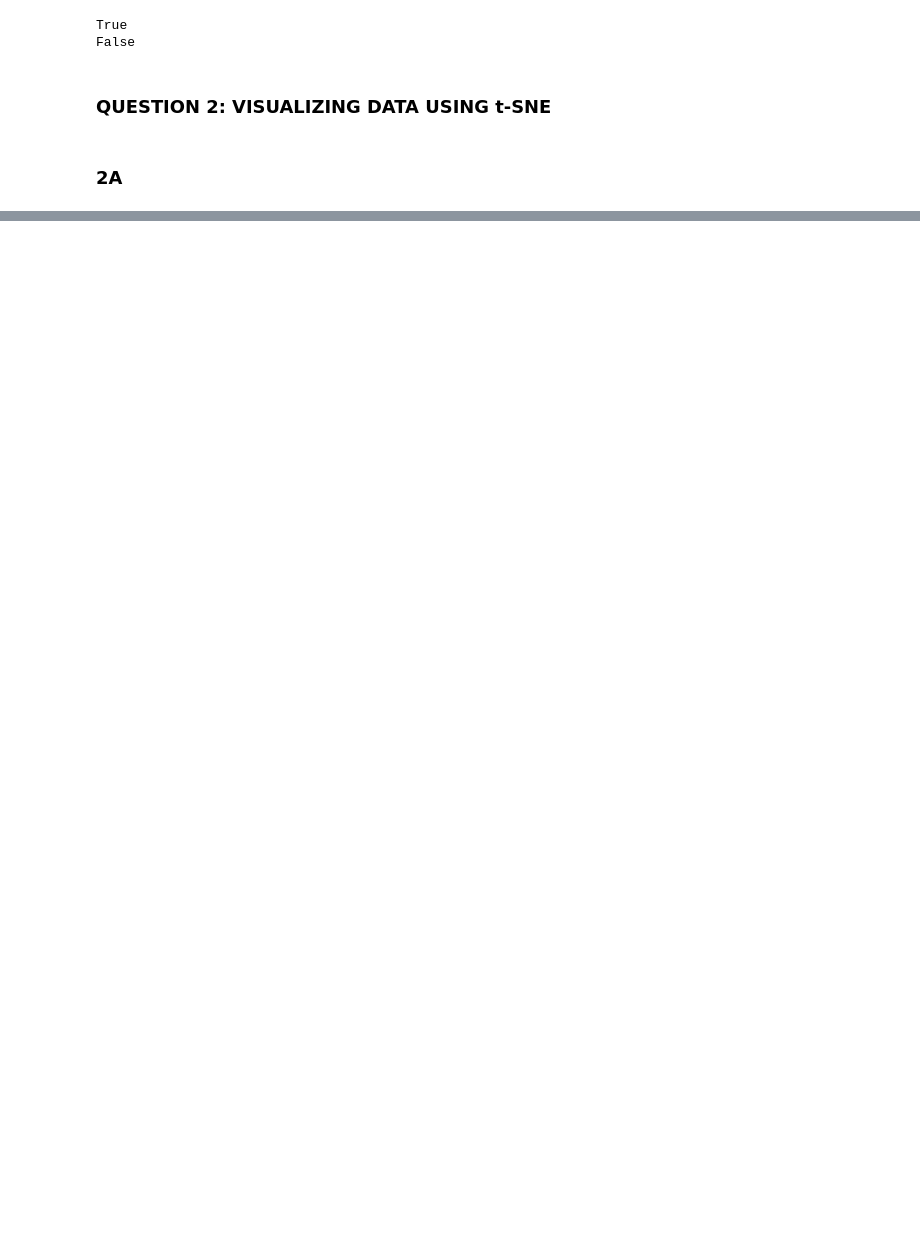
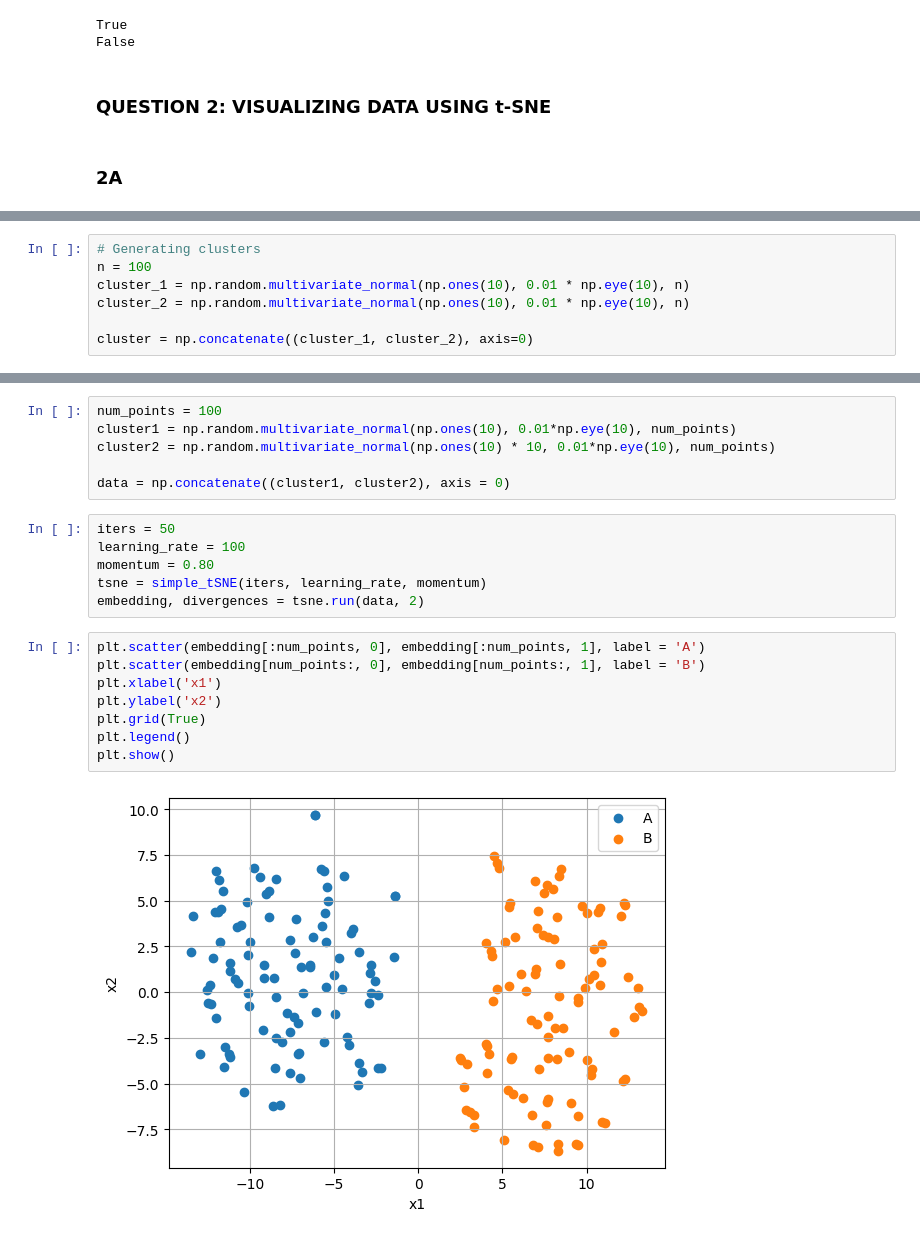
Before and after one commit to TushitaSharva/SEM7, a Jupyter notebook: AI5100/HW2/cs21btech11022-hw2.ipynb, the cells around one changed output, grey strips where cells are left out. Saved outputs shown, nothing was run; the diff lists cells and outputs as text; blank space fills up the shorter version.

```diff
--- a/AI5100/HW2/cs21btech11022-hw2.ipynb
+++ b/AI5100/HW2/cs21btech11022-hw2.ipynb
@@ -177,0 +196,7 @@ False
+# %%
+# Generating clusters
+n = 100
+cluster_1 = np.random.multivariate_normal(np.ones(10), 0.01 * np.eye(10), n)
+cluster_2 = np.random.multivariate_normal(np.ones(10), 0.01 * np.eye(10), n)
+
+cluster = np.concatenate((cluster_1, cluster_2), axis=0)
@@ -177,0 +265,22 @@ False
+# %%
+num_points = 100
+cluster1 = np.random.multivariate_normal(np.ones(10), 0.01*np.eye(10), num_points)
+cluster2 = np.random.multivariate_normal(np.ones(10) * 10, 0.01*np.eye(10), num_points)
+
+data = np.concatenate((cluster1, cluster2), axis = 0)
+# %%
+iters = 50
+learning_rate = 100
+momentum = 0.80
+tsne = simple_tSNE(iters, learning_rate, momentum)
+embedding, divergences = tsne.run(data, 2)
+# %%
+plt.scatter(embedding[:num_points, 0], embedding[:num_points, 1], label = 'A')
+plt.scatter(embedding[num_points:, 0], embedding[num_points:, 1], label = 'B')
+plt.xlabel('x1')
+plt.ylabel('x2')
+plt.grid(True)
+plt.legend()
+plt.show()
+# %% [output]
+[figure, added]
```
Also changed, not shown: parts of 11 cells of this notebook, 1 other file.
